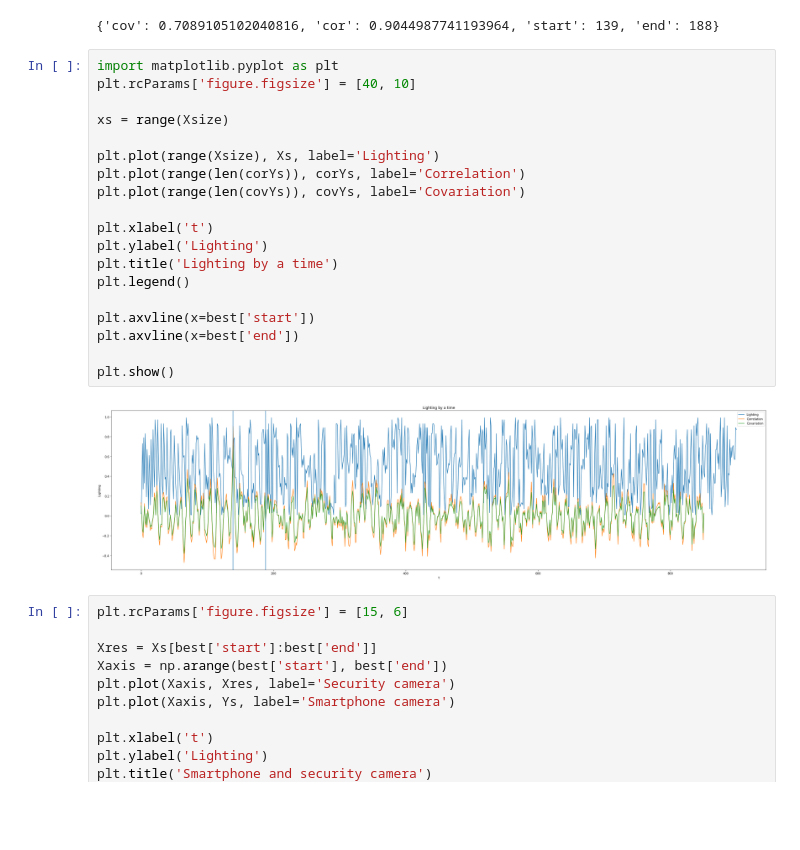
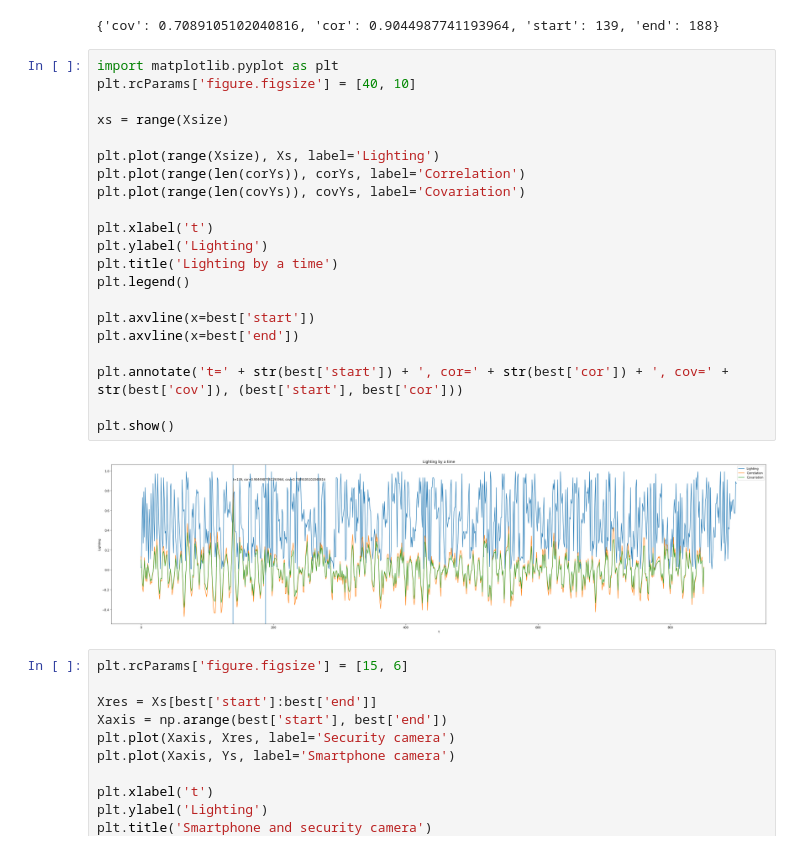
Before and after one commit to VadymBerezdetskyi/cor-cov-analysis, a Jupyter notebook: index.ipynb, the cells around one changed output. Cells and saved outputs as stored; diff of their text form; blank space fills up the shorter version.

Commit message:
Fix plots

```diff
--- a/index.ipynb
+++ b/index.ipynb
@@ -31,24 +31,26 @@ print(best)
 # %%
 import matplotlib.pyplot as plt
 plt.rcParams['figure.figsize'] = [40, 10]
 
 xs = range(Xsize)
 
 plt.plot(range(Xsize), Xs, label='Lighting')
 plt.plot(range(len(corYs)), corYs, label='Correlation')
 plt.plot(range(len(covYs)), covYs, label='Covariation')
 
 plt.xlabel('t')
 plt.ylabel('Lighting')
 plt.title('Lighting by a time')
 plt.legend()
 
 plt.axvline(x=best['start'])
 plt.axvline(x=best['end'])
 
+plt.annotate('t=' + str(best['start']) + ', cor=' + str(best['cor']) + ', cov=' + str(best['cov']), (best['start'], best['cor']))
+
 plt.show()
 # %% [output]
-[figure, old version]
+[figure, new version]
 # %%
 plt.rcParams['figure.figsize'] = [15, 6]
 
```
